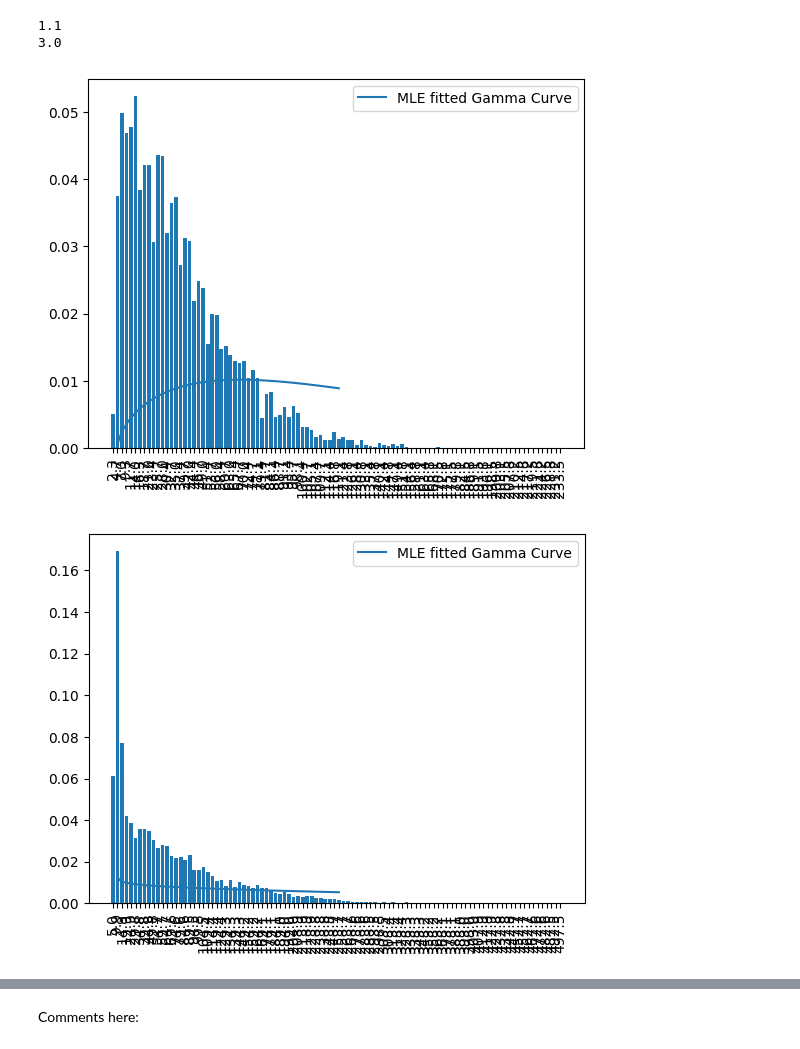
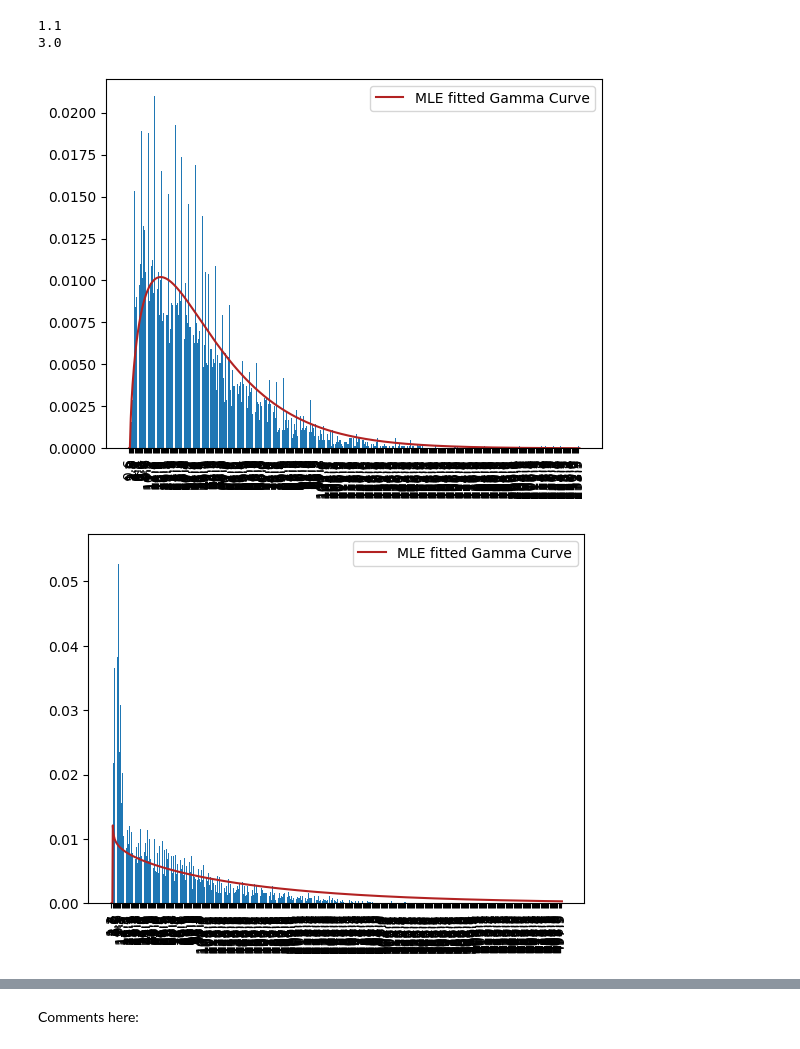
Before and after one commit to Potomolo/LEPL1109-CraHackaton, a Jupyter notebook: Hackathon 1.ipynb, the cells around one changed output, grey strips where cells are left out. Drawn from its saved outputs; the diff is of its cells as text; code cells hidden in the pictures.

```diff
--- a/Hackathon 1.ipynb
+++ b/Hackathon 1.ipynb
@@ -261,13 +261,11 @@ a) Estimate Gamma parameters by log-likelihood maximization (MLE). Present them
 
 ------------------------------------------------------------------------------------------------------
 # %%
-import scipy.stats as stat
-
 # définition des listes de datas
-US_data_beijing_summer = valid_beijing_summer["PM_US Post"].to_numpy()
-US_data_beijing_winter = valid_beijing_winter["PM_US Post"].to_numpy()
-US_data_shangai_summer = valid_shanghai_summer["PM_US Post"].to_numpy()
-US_data_shangai_winter = valid_shanghai_winter["PM_US Post"].to_numpy()
+US_data_beijing_summer = valid_beijing_summer[target_column].to_numpy()
+US_data_beijing_winter = valid_beijing_winter[target_column].to_numpy()
+US_data_shangai_summer = valid_shanghai_summer[target_column].to_numpy()
+US_data_shangai_winter = valid_shanghai_winter[target_column].to_numpy()
 
 # MLE sur chaque groupe de data
 beijing_fit_summer = st.gamma.fit(US_data_beijing_summer)
@@ -278,3 +276,5 @@ shangai_fit_winter = st.gamma.fit(US_data_shangai_winter)
 # Pour plot les gammas :
 # x = np.linspace(0,500,1000)
 # plt.plot(x,st.gamma(*beijing_fit_summer).pdf(x))
+print(st.gamma.mean(*shangai_fit_winter))
+print(np.mean(US_data_shangai_winter))
@@ -295,30 +298,30 @@ print(4//i)
 # %%
 # grouper les datas par classes
 data = [US_data_beijing_summer, US_data_beijing_winter, US_data_shangai_summer, US_data_shangai_winter] #Imbriquer les listes
 data_gamma = [beijing_fit_summer, beijing_fit_winter, shangai_fit_summer, shangai_fit_winter]
-n = 100 #nombre d'intervalles
+n = 400 #nombre d'intervalles
 L = np.zeros((4,n))
 interv = np.zeros(4)
 for i in range(4):
     interv[i]=(max(data[i])+1)/n
     for num in data[i]:
         L[i, int(num//(interv[i]))] += 1
     L[i] /= len(data[i])
     # plot un graphe [# mesures dans un intervalle I / # mesures au total]
     names=[""]*n
     intervMid = interv[i]/2
     for m in range(n):
         names[m]="{:.1f}".format(intervMid*(m+1))
     values=L[i]
     plt.bar(names,values)
 
 
-    x = np.linspace(0,50,1000)
-    plt.plot(x,st.gamma.pdf(x,*(data_gamma[i])), label="MLE fitted Gamma Curve")
+    x = np.linspace(0,400,1000)
+    plt.plot(x,st.gamma.pdf(x,*(data_gamma[i])), label="MLE fitted Gamma Curve",color = 'firebrick')
     plt.xticks(fontsize=10, rotation=90)
     plt.legend()
     plt.show()
     #Faire en sorte que la largeur de la baare = intervalle + réduire les blancs
 # %% [output]
-[figure, old version]
+[figure, new version]
-[figure, old version]
+[figure, new version]
```
Also changed, not shown: parts of 3 cells of this notebook.
